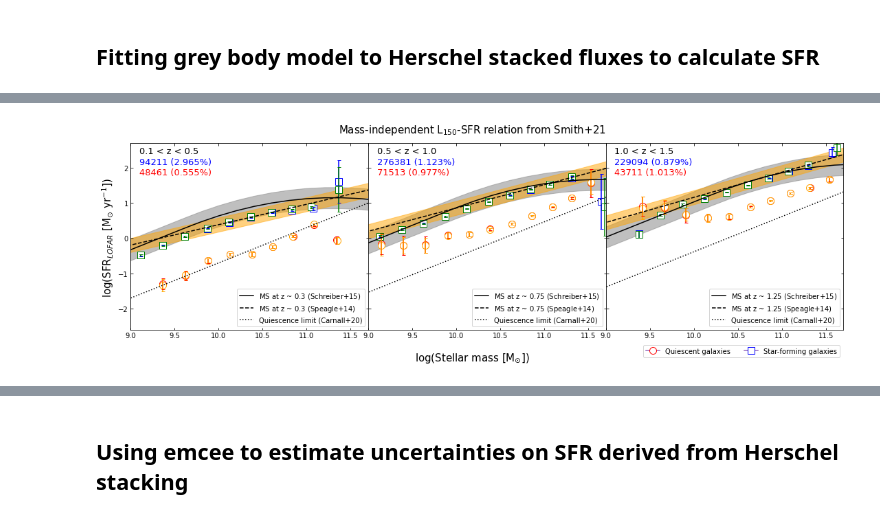
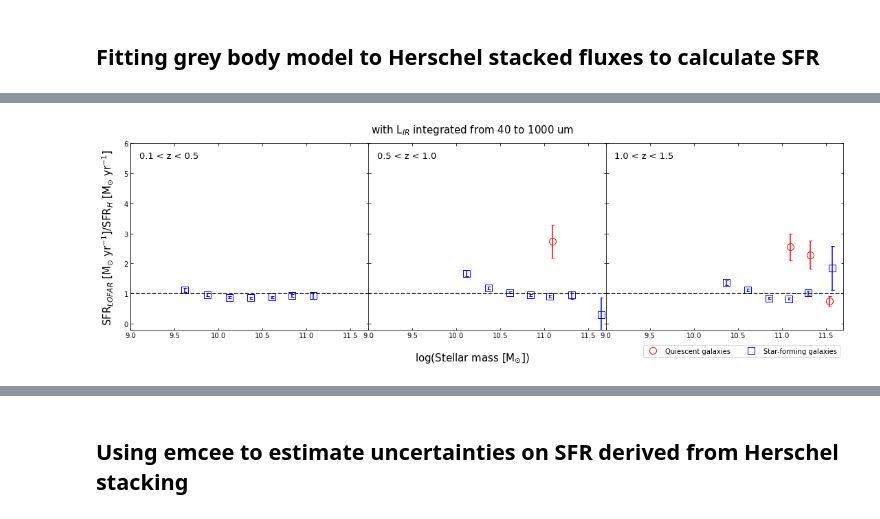
Before and after one commit to Bruno-Rodriguez/quiescent-galaxy, a Jupyter notebook: stack_results_bootes_full.ipynb, the cells around one changed output, grey strips where cells are left out. Cells and saved outputs as stored; diff of their text form; code cells hidden in the pictures.

```diff
--- a/stack_results_bootes_full.ipynb
+++ b/stack_results_bootes_full.ipynb
@@ -914,0 +168,5 @@ plt.show()
+# %%
+SFR_033 = 10**((np.log10((10**-29)*0.12*4*np.pi*(cosmo.luminosity_distance(0.3).to(u.meter).value)**2) - 22.221)/1.058)
+SFR_075 = 10**((np.log10((10**-29)*0.12*4*np.pi*(cosmo.luminosity_distance(0.75).to(u.meter).value)**2) - 22.221)/1.058)
+SFR_125 = 10**((np.log10((10**-29)*0.12*4*np.pi*(cosmo.luminosity_distance(1.25).to(u.meter).value)**2) - 22.221)/1.058)
+masses = np.arange(9,12.25,0.25)
@@ -1010,5 +764,0 @@ Failed fit
-# %%
-for i in range(len(results)):
-    results.loc[i,'Tdust'], results.loc[i,'Norm'], results.loc[i,'LIR_H'] = HerschelLIR(results.loc[i,'Median_redshift'],results.loc[i,'100_flux(mJy)'],results.loc[i,'160_flux(mJy)'],results.loc[i,'250_flux(mJy)'],results.loc[i,'350_flux(mJy)'],results.loc[i,'500_flux(mJy)'],results.loc[i,'100_std(mJy)'],results.loc[i,'160_std(mJy)'],results.loc[i,'250_std(mJy)'],results.loc[i,'350_std(mJy)'],results.loc[i,'500_std(mJy)'])
-
-results['SFR_H'] = np.power(10,results['LIR_H'])/(1.7*5.8*10**9) # Kennicutt 1998
@@ -1045,0 +765,3 @@ Failed fit
+# %%
+flux_lim = pd.read_csv(path+'Results/Bootes_Herschel_depth.csv')
+flux_lim
@@ -1045,0 +887,5 @@ Failed fit
+# %%
+results['SFR8_ratio']=results['SFR_smith']/results['SFR8_median']
+results['SFR8_ratio_unc']=np.sqrt( (results['SFR8_ratio']**2)*((results['SFR_smith_unc']/results['SFR_smith'])**2 + (results['SFR8_upper']/results['SFR8_median'])**2) )
+results['SFR40_ratio']=results['SFR_smith']/results['SFR40_median']
+results['SFR40_ratio_unc']=np.sqrt( (results['SFR40_ratio']**2)*((results['SFR_smith_unc']/results['SFR_smith'])**2 + (results['SFR40_upper']/results['SFR40_median'])**2) )
@@ -1046,49 +952,37 @@ Failed fit
 # %%
 #%% Plotting Star formation rate vs Stellar mass
 fig, axs = plt.subplots(1,3,figsize=(15,5), sharey=True)
 for i,za,zb in zip([0,1,2],[0.1,0.5,1.],[0.5,1.,1.5]):
     z = (za+zb)/2
     data = results[(results['Median_redshift']>za)&(results['Median_redshift']<=zb)]
-    axs[i].errorbar(data.loc[(data['Type']=='QG')&(data['Detections']==1),'Median_mass'],
-                   np.log10(data.loc[(data['Type']=='QG')&(data['Detections']==1),'SFR_lofar']),
-                   yerr=data.loc[(data['Type']=='QG')&(data['Detections']==1),'SFR_lofar_unc']/(data.loc[(data['Type']=='QG')&(data['Detections']==1),'SFR_lofar']*np.log(10)),
-                   fmt='o',mfc='w',mec='r',ms=10,ecolor='r',barsabove=True,capsize=2.5,label='_Quiescent galaxies')
-    axs[i].errorbar(data.loc[(data['Type']=='SFG')&(data['Detections']==1),'Median_mass'],
-                   np.log10(data.loc[(data['Type']=='SFG')&(data['Detections']==1),'SFR_lofar']),
-                   yerr=data.loc[(data['Type']=='SFG')&(data['Detections']==1),'SFR_lofar_unc']/(data.loc[(data['Type']=='SFG')&(data['Detections']==1),'SFR_lofar']*np.log(10)),
-                   fmt='s',mfc='w',mec='b',ms=10,ecolor='b',barsabove=True,capsize=2.5,label='_Star-forming galaxies')
-    axs[i].errorbar(data.loc[(data['Type']=='QG')&(data['Detections']==0),'Median_mass'],
-                   np.log10(data.loc[(data['Type']=='QG')&(data['Detections']==0),'SFR_lofar']),
-                   yerr=data.loc[(data['Type']=='QG')&(data['Detections']==0),'SFR_lofar_unc']/(data.loc[(data['Type']=='QG')&(data['Detections']==0),'SFR_lofar']*np.log(10)),
-                   fmt='o',mfc='w',mec='orange',ms=10,ecolor='orange',barsabove=True,capsize=2.5,label='_Quiescent galaxies')
-    axs[i].errorbar(data.loc[(data['Type']=='SFG')&(data['Detections']==0),'Median_mass'],
-                   np.log10(data.loc[(data['Type']=='SFG')&(data['Detections']==0),'SFR_lofar']),
-                   yerr=data.loc[(data['Type']=='SFG')&(data['Detections']==0),'SFR_lofar_unc']/(data.loc[(data['Type']=='SFG')&(data['Detections']==0),'SFR_lofar']*np.log(10)),
-                   fmt='s',mfc='w',mec='g',ms=10,ecolor='g',barsabove=True,capsize=2.5,label='_Star-forming galaxies')
-    axs[i].plot(m,SchreiberMS(m,z),ls='-', c='k', label=f'MS at z ~ ${z}$ (Schreiber+15)')
-    axs[i].fill_between(m,SchreiberMS(m,z)-0.3,SchreiberMS(m,z)+0.3,alpha=0.5,color='grey')
-    axs[i].plot([8,13],[SpeagleMS(8,z),SpeagleMS(13,z)],ls='--',color='k',label=f'MS at z ~ ${z}$ (Speagle+14)')
-    axs[i].plot([8,13],[CarnallQ(8,z),CarnallQ(13,z)],ls=':',color='k',label=f'Quiescence limit (Carnall+20)')
-    axs[i].fill_between(m,SpeagleMS(m,z)-0.2,SpeagleMS(m,z)+0.2,alpha=0.5,color='orange')
-    SFG, SFGdetec = data.loc[data['Type']=='SFG',['Count','Radio_detected']].sum()
-    QG,  QGdetec  = data.loc[data['Type']=='QG', ['Count','Radio_detected']].sum()
-    axs[i].text(9.1,2.4,f'{za} < z < {zb}',size=13,color='k')
-    axs[i].text(9.1,2.1,f'{SFG} ({SFGdetec/SFG:.3%})',size=13,color='b')
-    axs[i].text(9.1,1.8,f'{QG} ({QGdetec/QG:.3%})',size=13,color='r')
-    axs[i].set_ylim(ymin=-2.6,ymax=2.7)
+    axs[i].errorbar(data.loc[(data['Type']=='QG'),'Median_mass'],
+                    data.loc[(data['Type']=='QG'),'SFR40_ratio'],
+                    yerr=data.loc[(data['Type']=='QG'),'SFR40_ratio_unc'],
+                    fmt='o',mfc='w',mec='r',ms=10,ecolor='r',barsabove=True,capsize=2.5,label='_Quiescent galaxies')
+    axs[i].errorbar(data.loc[(data['Type']=='SFG'),'Median_mass'],
+                    data.loc[(data['Type']=='SFG'),'SFR40_ratio'],
+                    yerr=data.loc[(data['Type']=='SFG'),'SFR40_ratio_unc'],
+                    fmt='s',mfc='w',mec='b',ms=10,ecolor='b',barsabove=True,capsize=2.5,label='_Star-forming galaxies')
+    #axs[i].scatter(data.loc[(data['Type']=='IRBQG'),'Median_mass'],
+    #               data.loc[(data['Type']=='IRBQG'),'SFR_lofar']/data.loc[(data['Type']=='IRBQG'),'SFR_H'],
+    #               marker='^',color='purple',label='_IR-bright "QGs"')
+    axs[i].plot([9,12],[1.,1.], ls='--', c='k')
+    count = data['Count'].sum()
+    axs[i].text(9.1,5.5,f'{za} < z < {zb}',size=13,color='k')
+    axs[i].set_ylim(ymin=-0.2,ymax=6.)
     axs[i].set_xlim(xmin=9,xmax=11.7)
     axs[i].tick_params(which='both',top=True,right=True,direction='in')
-    axs[i].legend(numpoints=1, loc='lower right')
-fig.suptitle('Mass-independent L$_{150}$-SFR relation from Smith+21',fontsize=15,y=0.96)
+    #axs[i].legend(numpoints=1, loc='lower right')
+fig.suptitle('with L$_{IR}$ integrated from 40 to 1000 um',fontsize=15,y=0.96)
 fig.text(0.5, 0.0,"log(Stellar mass [M$_{\odot}$])", ha='center',fontsize=15)
-fig.text(0.0, 0.5,"log(SFR$_{LOFAR}$ [M$_{\odot}$ yr$^{-1}$])", va='center',fontsize=15, rotation='vertical')
-marker1=axs[0].errorbar([],[],[],marker='o',mfc='w',mec='r',ms=10,ecolor='r',label='Quiescent galaxies')
-marker2=plt.errorbar([],[],[],marker='s',mfc='w',mec='b',ms=10,ecolor='r',label='Star-forming galaxies')
+fig.text(0.0, 0.5,"SFR$_{LOFAR}$ [M$_{\odot}$ yr$^{-1}$]/SFR$_{H}$ [M$_{\odot}$ yr$^{-1}$]", va='center',fontsize=15, rotation='vertical')
+marker1=plt.errorbar([],[],fmt='o',mfc='w',mec='r',ms=10,ecolor='r',label='Quiescent galaxies')
+marker2=plt.errorbar([],[],fmt='s',mfc='w',mec='b',ms=10,ecolor='b',label='Star-forming galaxies')
 fig.legend(handles=[marker1,marker2],numpoints=1, loc='lower right',bbox_to_anchor=(1,0),ncol=2)
 fig.subplots_adjust(left=0.04,right=1,wspace=0)
 plt.show()
 # %% [output]
-[figure, old version]
+[figure, new version]
 # %%
 #%% Plotting Star formation rate vs Stellar mass
 fig, axs = plt.subplots(1,3,figsize=(15,5), sharey=True)
```
Also changed, not shown: parts of 82 cells of this notebook.
